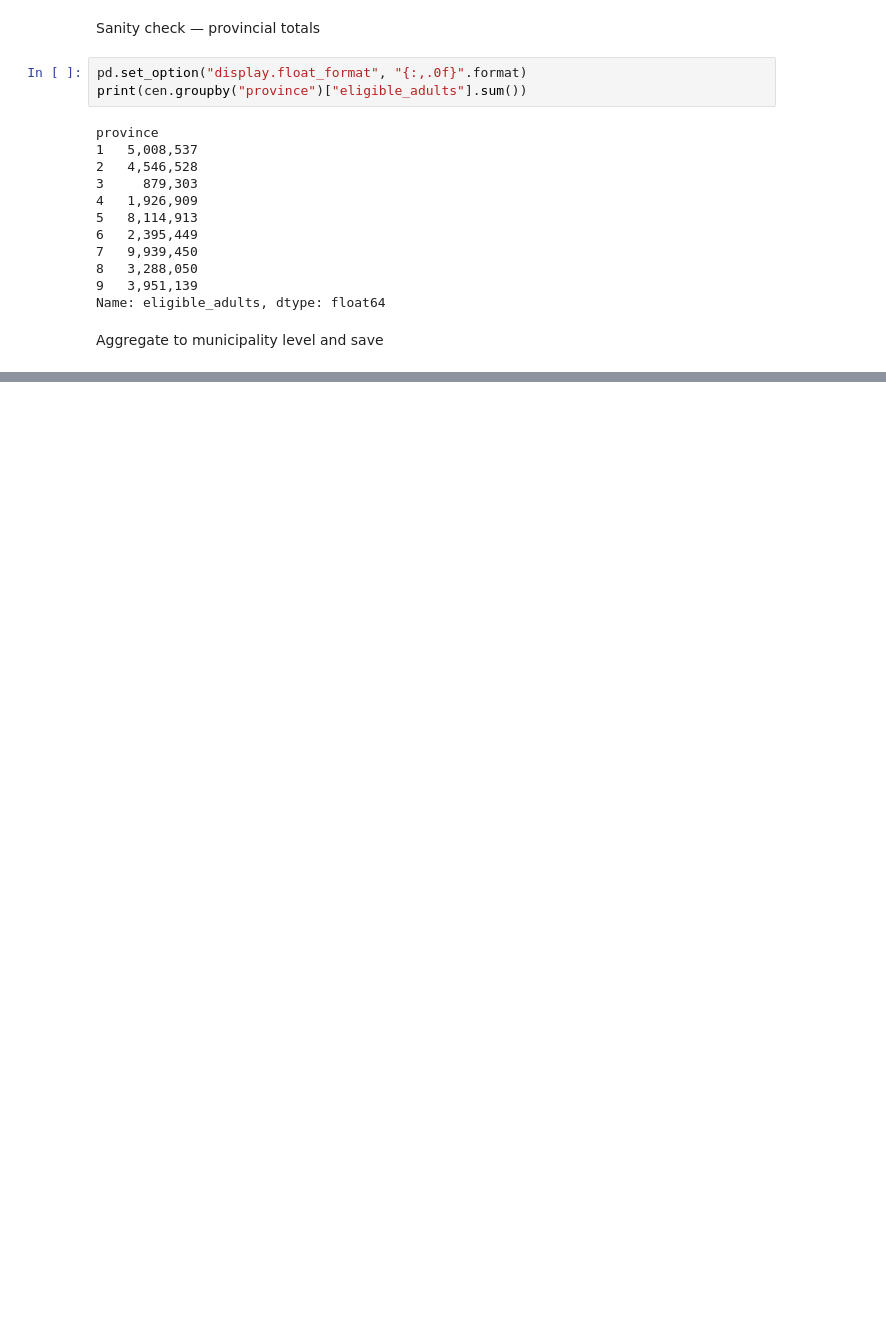
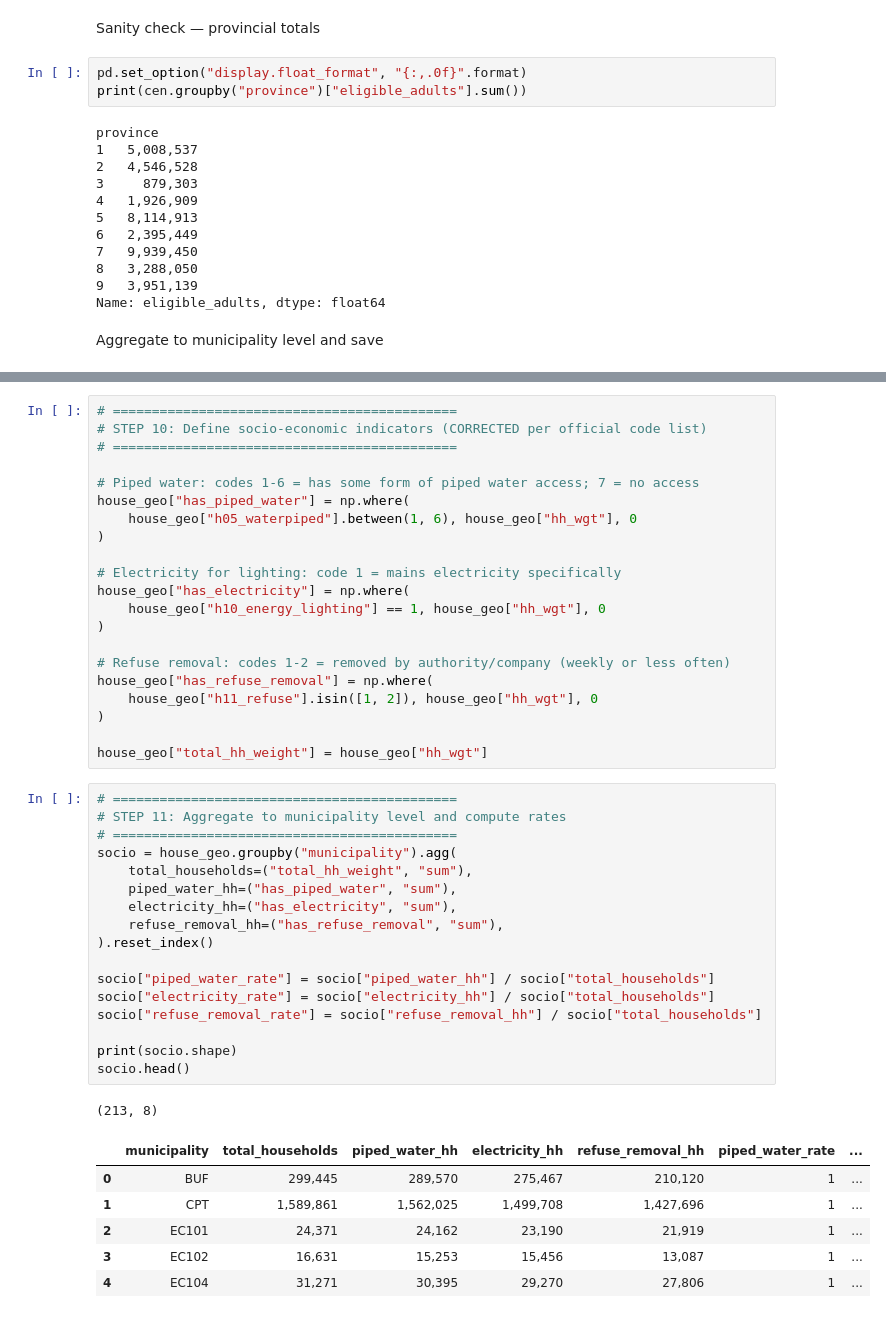
Before and after one commit to NkululekoBanda/democratic-funnel, a Jupyter notebook: notebooks/04_census.ipynb, the cells around one changed output, grey strips where cells are left out. Saved outputs shown, nothing was run; the diff lists cells and outputs as text; blank space fills up the shorter version.

```diff
--- a/notebooks/04_census.ipynb
+++ b/notebooks/04_census.ipynb
@@ -217,0 +223,46 @@ check.head()
+# %%
+# ============================================
+# STEP 10: Define socio-economic indicators (CORRECTED per official code list)
+# ============================================
+
+# Piped water: codes 1-6 = has some form of piped water access; 7 = no access
+house_geo["has_piped_water"] = np.where(
+    house_geo["h05_waterpiped"].between(1, 6), house_geo["hh_wgt"], 0
+)
+
+# Electricity for lighting: code 1 = mains electricity specifically
+house_geo["has_electricity"] = np.where(
+    house_geo["h10_energy_lighting"] == 1, house_geo["hh_wgt"], 0
+)
+
+# Refuse removal: codes 1-2 = removed by authority/company (weekly or less often)
+house_geo["has_refuse_removal"] = np.where(
+    house_geo["h11_refuse"].isin([1, 2]), house_geo["hh_wgt"], 0
+)
+
+house_geo["total_hh_weight"] = house_geo["hh_wgt"]
+# %%
+# ============================================
+# STEP 11: Aggregate to municipality level and compute rates
+# ============================================
+socio = house_geo.groupby("municipality").agg(
+    total_households=("total_hh_weight", "sum"),
+    piped_water_hh=("has_piped_water", "sum"),
+    electricity_hh=("has_electricity", "sum"),
+    refuse_removal_hh=("has_refuse_removal", "sum"),
+).reset_index()
+
+socio["piped_water_rate"] = socio["piped_water_hh"] / socio["total_households"]
+socio["electricity_rate"] = socio["electricity_hh"] / socio["total_households"]
+socio["refuse_removal_rate"] = socio["refuse_removal_hh"] / socio["total_households"]
+
+print(socio.shape)
+socio.head()
+# %% [output]
+(213, 8)
+|  | municipality | total_households | piped_water_hh | electricity_hh | refuse_removal_hh | piped_water_rate | ... |
+| 0 | BUF | 299,445 | 289,570 | 275,467 | 210,120 | 1 | ... |
+| 1 | CPT | 1,589,861 | 1,562,025 | 1,499,708 | 1,427,696 | 1 | ... |
+| 2 | EC101 | 24,371 | 24,162 | 23,190 | 21,919 | 1 | ... |
+| 3 | EC102 | 16,631 | 15,253 | 15,456 | 13,087 | 1 | ... |
+| 4 | EC104 | 31,271 | 30,395 | 29,270 | 27,806 | 1 | ... |
```
Also changed, not shown: parts of 13 cells of this notebook.
